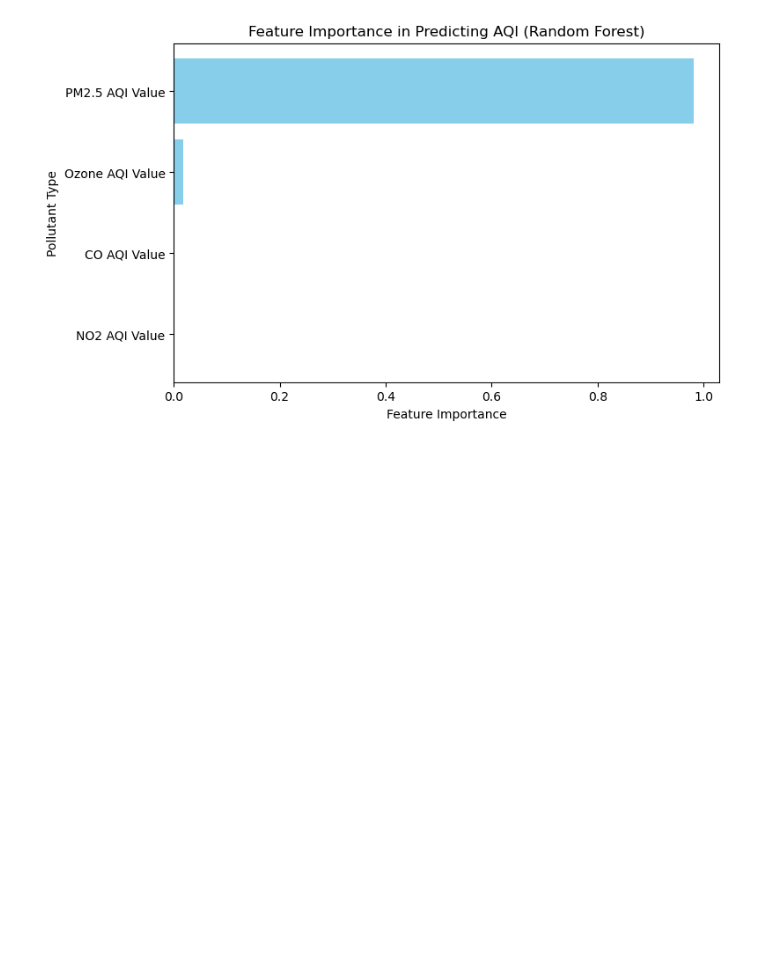
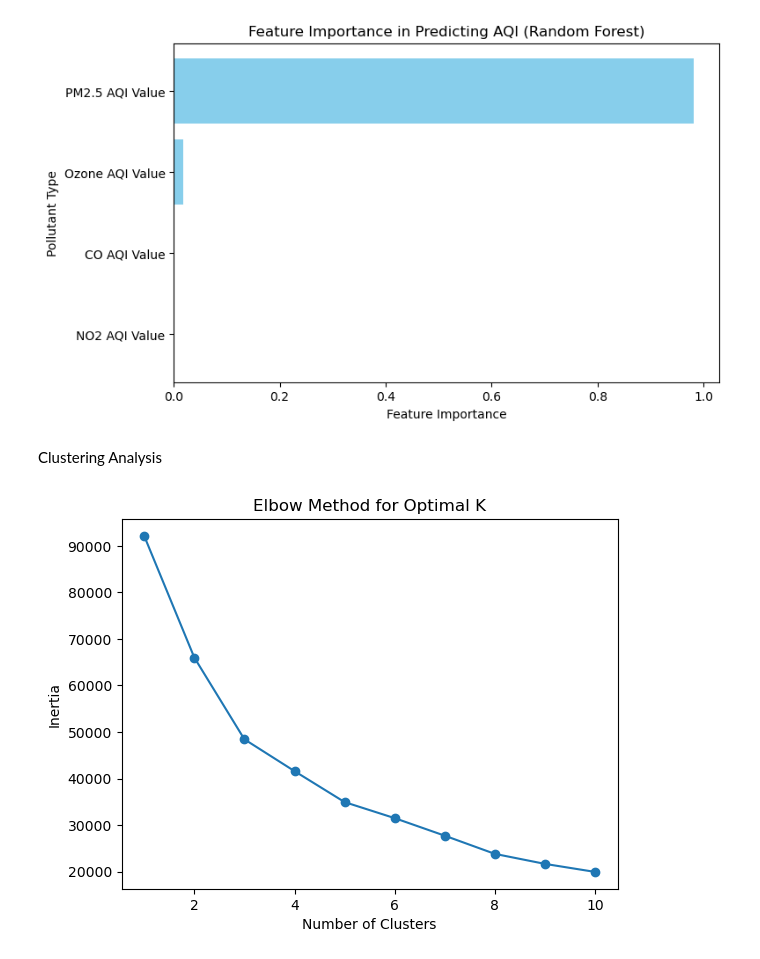
Before and after one commit to aroshacdX/msc-project-individual, a Jupyter notebook: AirPollutionAnalysis.ipynb, the cells around one changed output. Drawn from its saved outputs; the diff is of its cells as text; code cells hidden in the pictures; blank space fills up the shorter version.

Commit message:
For clustering purpose plotted elbow method for optimal K graph

```diff
--- a/AirPollutionAnalysis.ipynb
+++ b/AirPollutionAnalysis.ipynb
@@ -462,3 +462,26 @@ plt.gca().invert_yaxis()
 plt.show()
 # %% [output]
 [figure]
+# %% [markdown]
+Clustering Analysis
+# %%
+features = ['PM2.5 AQI Value', 'CO AQI Value', 'Ozone AQI Value', 'NO2 AQI Value']
+data = pollution_df[features].dropna()
+scaler = StandardScaler()
+data_scaled = scaler.fit_transform(data)
+# %%
+# Finding optimal clusters using Elbow Method
+inertia = []
+k_range = range(1, 11)
+for k in k_range:
+    kmeans = KMeans(n_clusters=k, random_state=42)
+    kmeans.fit(data_scaled)
+    inertia.append(kmeans.inertia_)
+
+plt.plot(k_range, inertia, marker='o')
+plt.xlabel('Number of Clusters')
+plt.ylabel('Inertia')
+plt.title('Elbow Method for Optimal K')
+plt.show()
+# %% [output]
+[figure, added]
```
